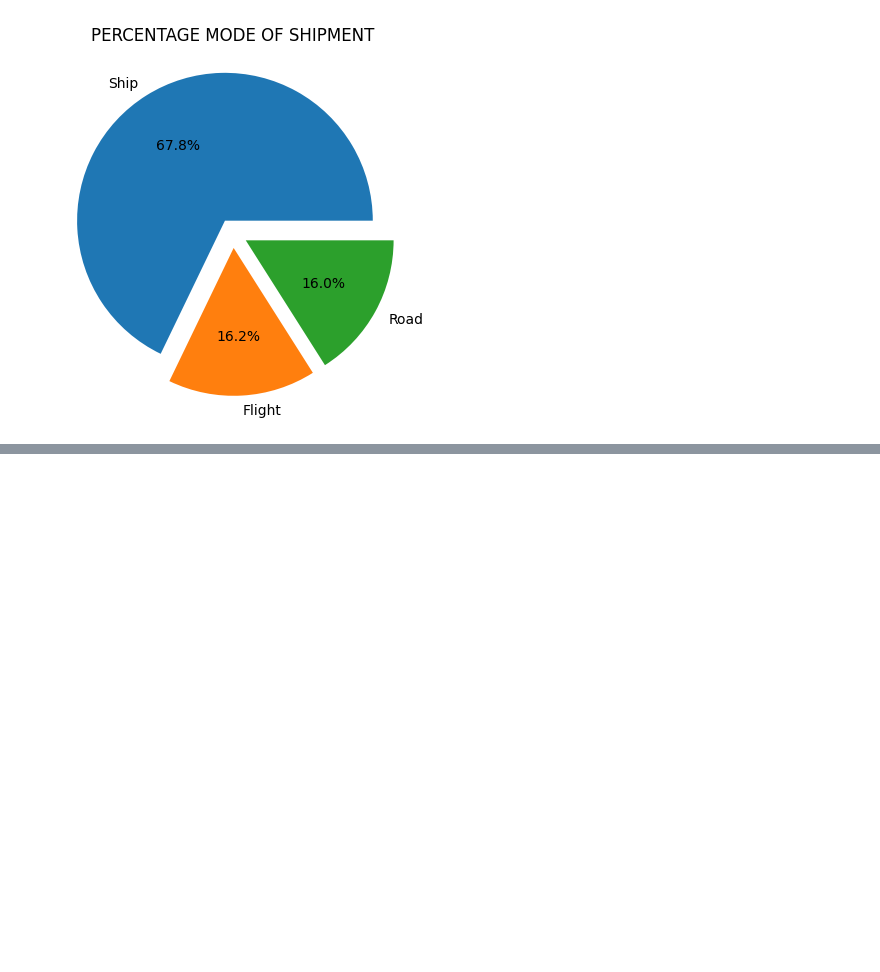
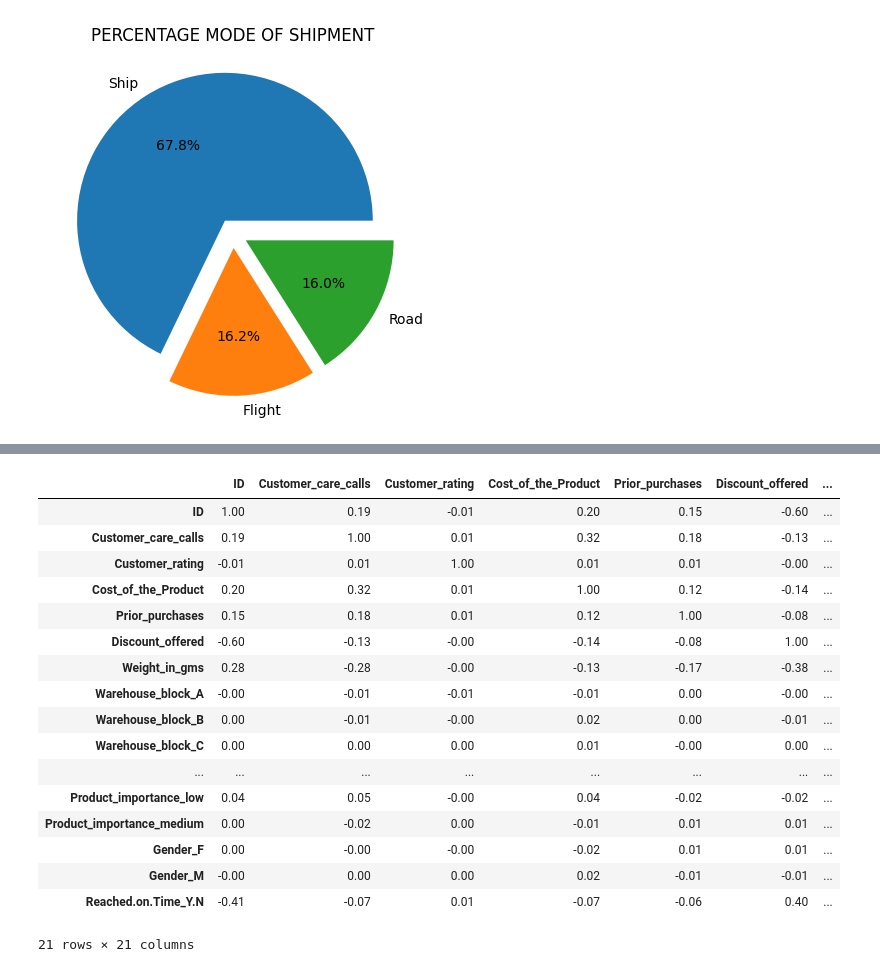
Before and after one commit to aswinpushkar11/ECommerce-Shipping-Data, a Jupyter notebook: classification.ipynb, the cells around one changed output, grey strips where cells are left out. Drawn from its saved outputs; the diff is of its cells as text; code cells hidden in the pictures; blank space fills up the shorter version.

```diff
--- a/classification.ipynb
+++ b/classification.ipynb
@@ -115,0 +160,3 @@ Text(0.5, 1.0, 'PERCENTAGE MODE OF SHIPMENT')
+# %%
+processed_df = pd.get_dummies(cat_df,sparse=False,prefix_sep='_',dtype='int64')
+processed_df
@@ -115,0 +291,22 @@ Text(0.5, 1.0, 'PERCENTAGE MODE OF SHIPMENT')
+# %%
+corr_mat = shipping_df.corr().round(2)
+corr_mat
+# %% [output]
+|  | ID | Customer_care_calls | Customer_rating | Cost_of_the_Product | Prior_purchases | Discount_offered | ... |
+| ID | 1.00 | 0.19 | -0.01 | 0.20 | 0.15 | -0.60 | ... |
+| Customer_care_calls | 0.19 | 1.00 | 0.01 | 0.32 | 0.18 | -0.13 | ... |
+| Customer_rating | -0.01 | 0.01 | 1.00 | 0.01 | 0.01 | -0.00 | ... |
+| Cost_of_the_Product | 0.20 | 0.32 | 0.01 | 1.00 | 0.12 | -0.14 | ... |
+| Prior_purchases | 0.15 | 0.18 | 0.01 | 0.12 | 1.00 | -0.08 | ... |
+| Discount_offered | -0.60 | -0.13 | -0.00 | -0.14 | -0.08 | 1.00 | ... |
+| Weight_in_gms | 0.28 | -0.28 | -0.00 | -0.13 | -0.17 | -0.38 | ... |
+| Warehouse_block_A | -0.00 | -0.01 | -0.01 | -0.01 | 0.00 | -0.00 | ... |
+| Warehouse_block_B | 0.00 | -0.01 | -0.00 | 0.02 | 0.00 | -0.01 | ... |
+| Warehouse_block_C | 0.00 | 0.00 | 0.00 | 0.01 | -0.00 | 0.00 | ... |
+| ... | ... | ... | ... | ... | ... | ... | ... |
+| Product_importance_low | 0.04 | 0.05 | -0.00 | 0.04 | -0.02 | -0.02 | ... |
+| Product_importance_medium | 0.00 | -0.02 | 0.00 | -0.01 | 0.01 | 0.01 | ... |
+| Gender_F | 0.00 | -0.00 | -0.00 | -0.02 | 0.01 | 0.01 | ... |
+| Gender_M | -0.00 | 0.00 | 0.00 | 0.02 | -0.01 | -0.01 | ... |
+| Reached.on.Time_Y.N | -0.41 | -0.07 | 0.01 | -0.07 | -0.06 | 0.40 | ... |
+21 rows × 21 columns
```
Also changed, not shown: parts of 13 cells of this notebook.
